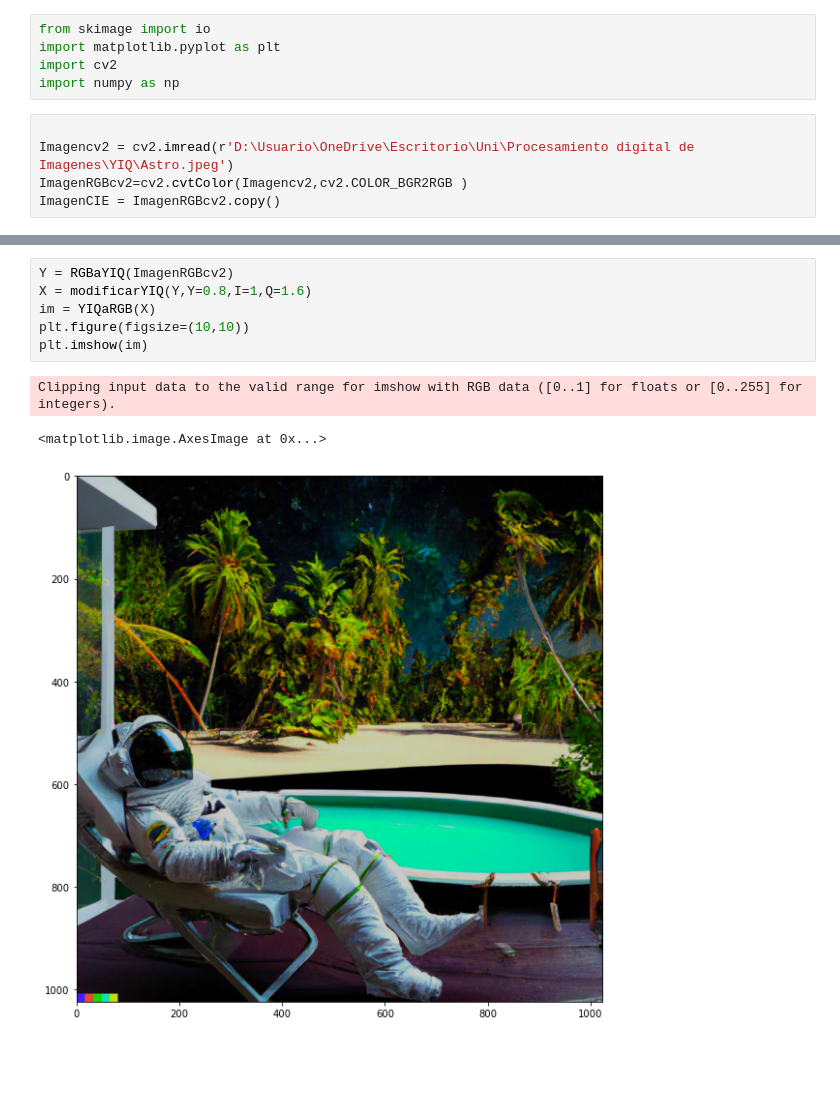
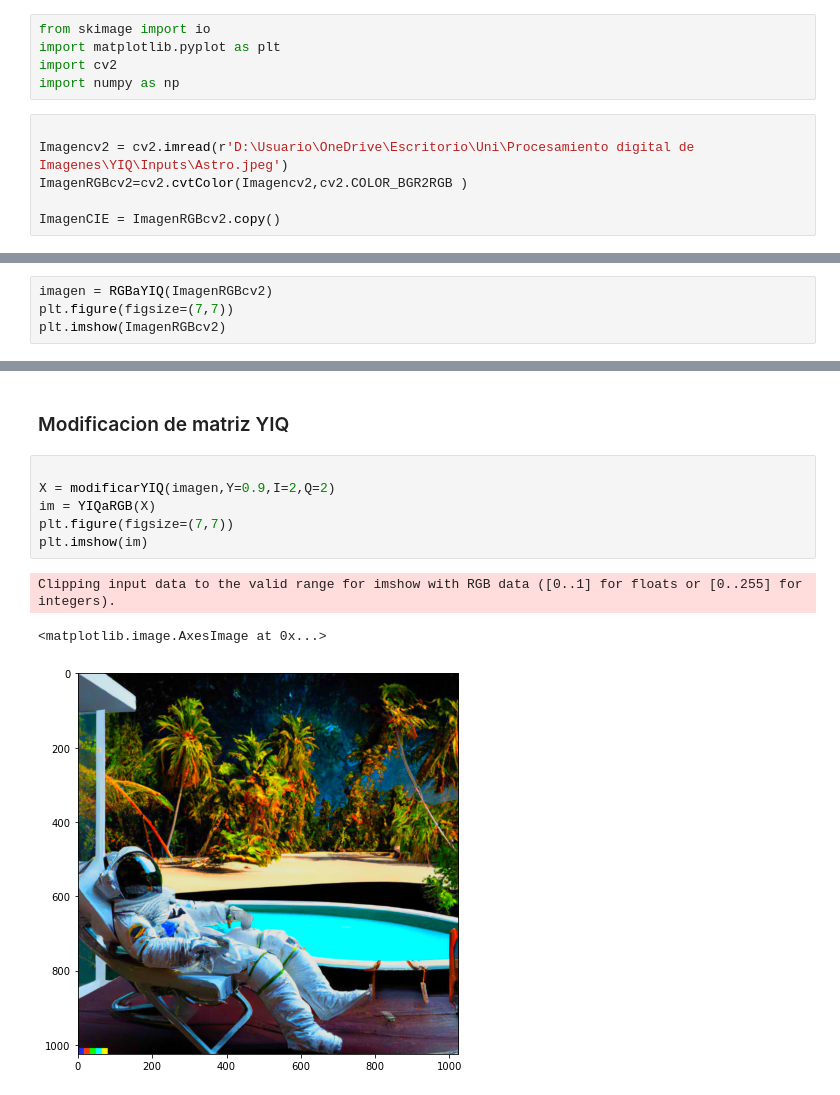
Before and after one commit to ValentinBarco/Procesamiento-Digital-de-Imagenes, a Jupyter notebook: YIQ/YIQ.ipynb, the cells around one changed output, grey strips where cells are left out. Drawn from its saved outputs; the diff is of its cells as text; blank space fills up the shorter version.

```diff
--- a/YIQ/YIQ.ipynb
+++ b/YIQ/YIQ.ipynb
@@ -5,7 +5,8 @@ import cv2
 import numpy as np
 # %%
 
-Imagencv2 = cv2.imread(r'D:\Usuario\OneDrive\Escritorio\Uni\Procesamiento digital de Imagenes\YIQ\Astro.jpeg')
+Imagencv2 = cv2.imread(r'D:\Usuario\OneDrive\Escritorio\Uni\Procesamiento digital de Imagenes\YIQ\Inputs\Astro.jpeg')
 ImagenRGBcv2=cv2.cvtColor(Imagencv2,cv2.COLOR_BGR2RGB )
+
 ImagenCIE = ImagenRGBcv2.copy()
 # %% [markdown]
@@ -43,0 +69,4 @@ def modificarYIQ(imagen,Y=1,I=1,Q=1):
+# %%
+imagen = RGBaYIQ(ImagenRGBcv2)
+plt.figure(figsize=(7,7))
+plt.imshow(ImagenRGBcv2)
@@ -44,10 +76,12 @@ def modificarYIQ(imagen,Y=1,I=1,Q=1):
+# %% [markdown]
+### Modificacion de matriz YIQ
 # %%
-Y = RGBaYIQ(ImagenRGBcv2)
-X = modificarYIQ(Y,Y=0.8,I=1,Q=1.6)
+
+X = modificarYIQ(imagen,Y=0.9,I=2,Q=2)
 im = YIQaRGB(X)
-plt.figure(figsize=(10,10))
+plt.figure(figsize=(7,7))
 plt.imshow(im)
 # %% [output]
 Clipping input data to the valid range for imshow with RGB data ([0..1] for floats or [0..255] for integers).
 <matplotlib.image.AxesImage at 0x...>
-[figure, old version]
+[figure, new version]
```
Also changed, not shown: parts of 8 cells of this notebook, 6 other files.
